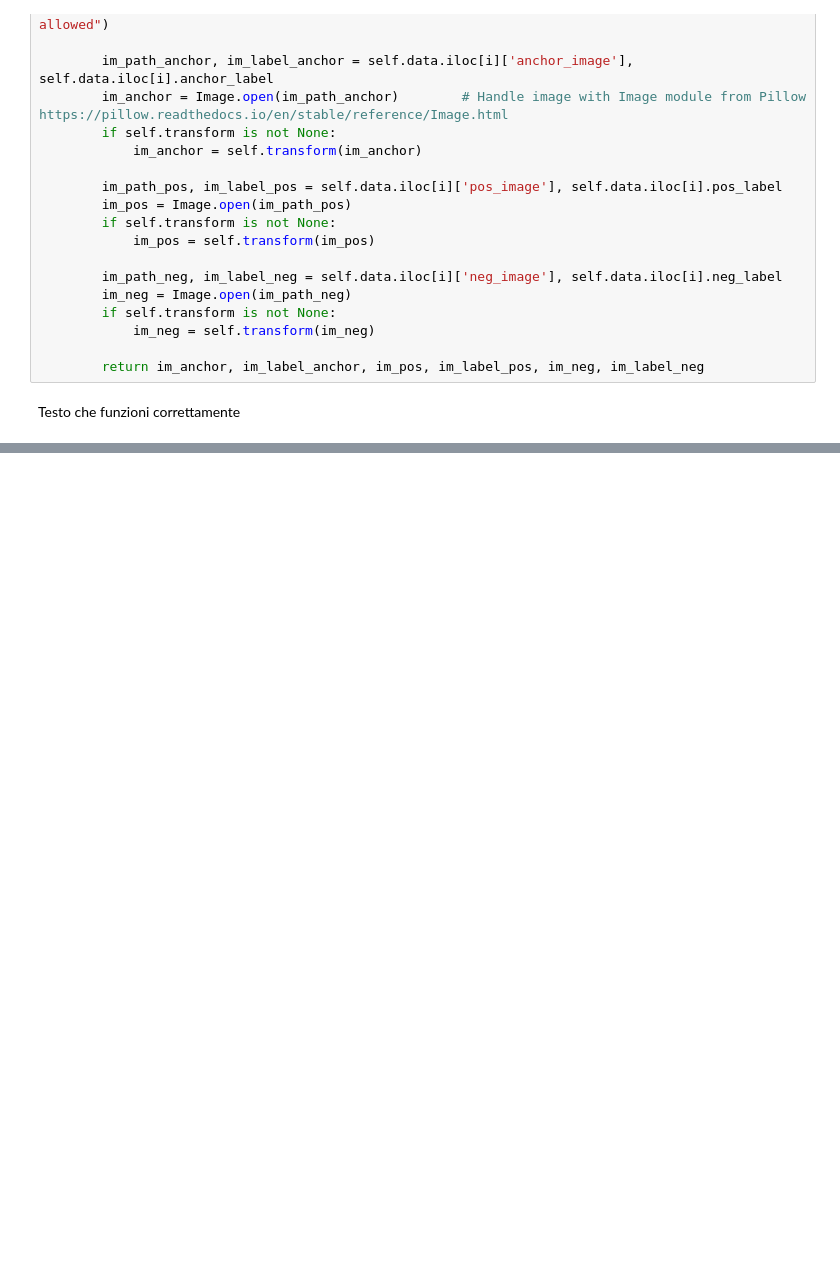
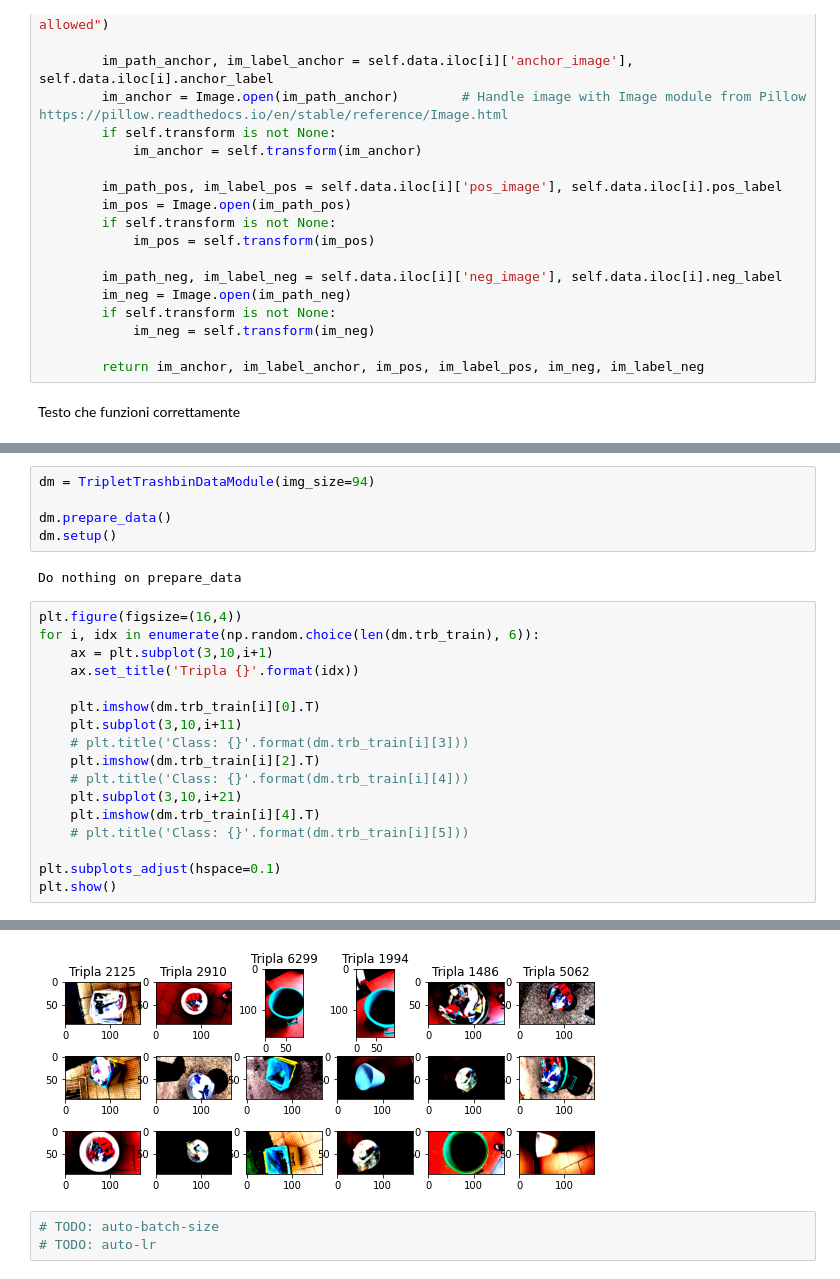
Before and after one commit to khalld/deep-learning, a Jupyter notebook: main-dataloader.ipynb, the cells around one changed output, grey strips where cells are left out. Cells and saved outputs as stored; diff of their text form; blank space fills up the shorter version.

```diff
--- a/main-dataloader.ipynb
+++ b/main-dataloader.ipynb
@@ -133,0 +168,25 @@ dst_triplet.__getitem__(0)
+# %%
+dm = TripletTrashbinDataModule(img_size=94)
+
+dm.prepare_data()
+dm.setup()
+# %% [output]
+Do nothing on prepare_data
+# %%
+plt.figure(figsize=(16,4))
+for i, idx in enumerate(np.random.choice(len(dm.trb_train), 6)):
+    ax = plt.subplot(3,10,i+1)
+    ax.set_title('Tripla {}'.format(idx))
+
+    plt.imshow(dm.trb_train[i][0].T)
+    plt.subplot(3,10,i+11)
+    # plt.title('Class: {}'.format(dm.trb_train[i][3]))
+    plt.imshow(dm.trb_train[i][2].T)
+    # plt.title('Class: {}'.format(dm.trb_train[i][4]))
+    plt.subplot(3,10,i+21)
+    plt.imshow(dm.trb_train[i][4].T)
+    # plt.title('Class: {}'.format(dm.trb_train[i][5]))
+
+plt.subplots_adjust(hspace=0.1)
+plt.show()
+# %% [output]
@@ -133,0 +211,4 @@ dst_triplet.__getitem__(0)
+[figure, added]
+# %%
+# TODO: auto-batch-size
+# TODO: auto-lr
```
Also changed, not shown: parts of 23 cells of this notebook.
